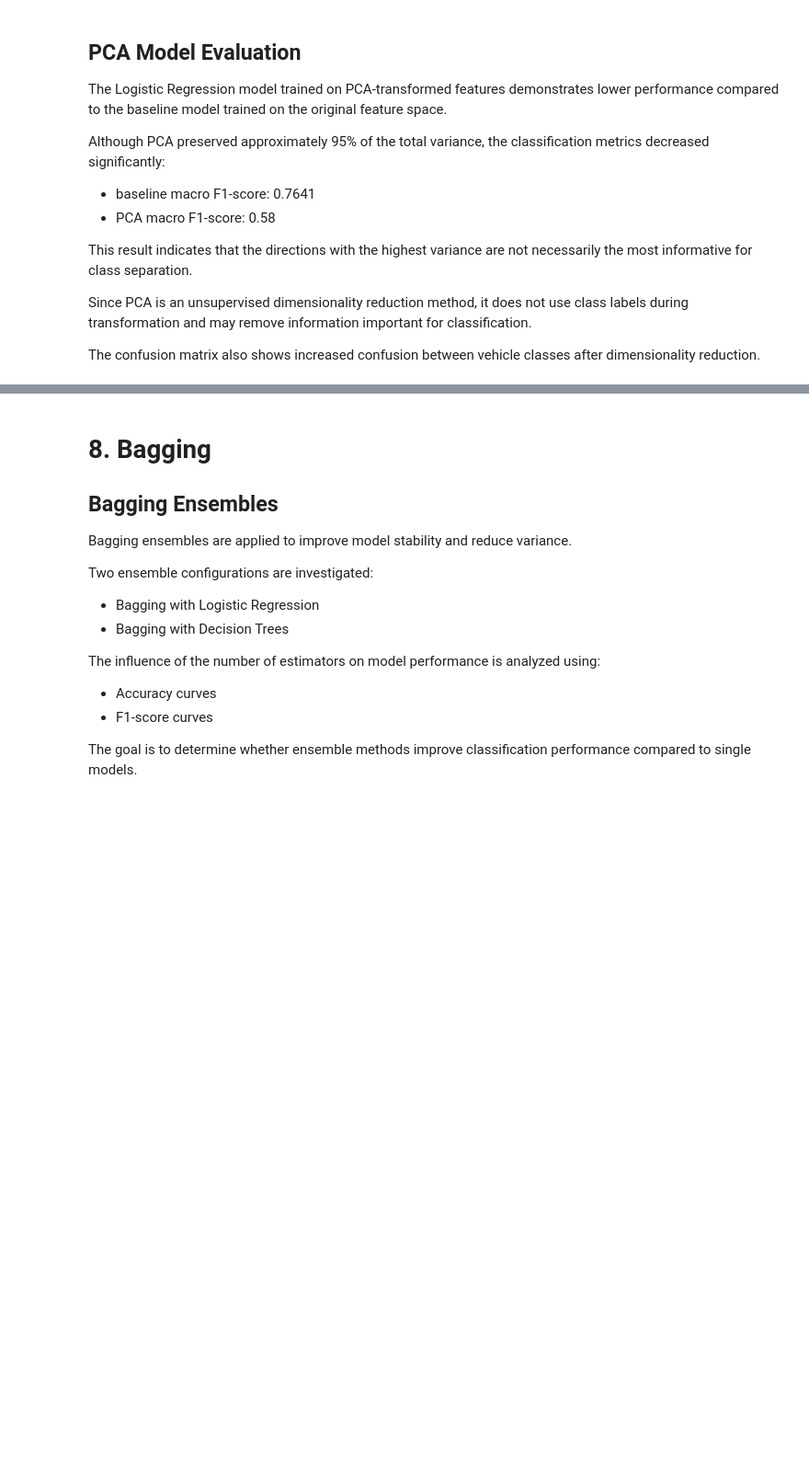
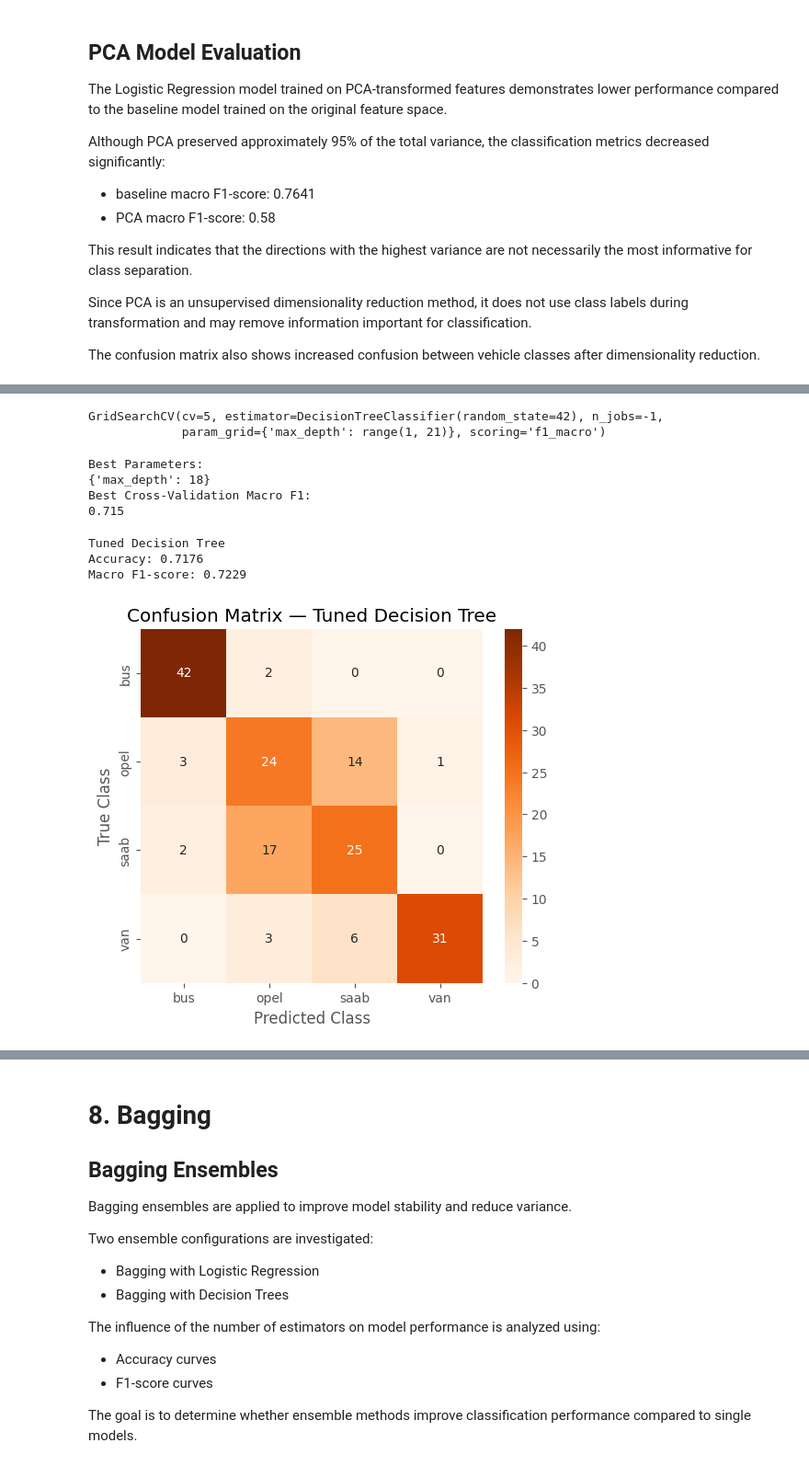
Before and after one commit to Haruw09/vehicle-silhouettes-ml-pipeline, a Jupyter notebook: notebooks/ml_pipeline.ipynb, the cells around one changed output, grey strips where cells are left out. Shown at 92% size. Cells and saved outputs as stored; diff of their text form; code cells hidden in the pictures; blank space fills up the shorter version.

```diff
--- a/notebooks/ml_pipeline.ipynb
+++ b/notebooks/ml_pipeline.ipynb
@@ -714,0 +823,43 @@ The Decision Tree model is compared with Logistic Regression to analyze the impa
+# %%
+tree_param_grid = {
+    "max_depth": range(1, 21)
+}
+# %%
+tree_grid_search = GridSearchCV(
+    estimator=DecisionTreeClassifier(random_state=42),
+    param_grid=tree_param_grid,
+    cv=5,
+    scoring="f1_macro",
+    n_jobs=-1
+)
+
+tree_grid_search.fit(X_train, y_train)
+# %% [output]
+GridSearchCV(cv=5, estimator=DecisionTreeClassifier(random_state=42), n_jobs=-1,
+             param_grid={'max_depth': range(1, 21)}, scoring='f1_macro')
+# %%
+print("Best Parameters:")
+print(tree_grid_search.best_params_)
+
+print("Best Cross-Validation Macro F1:")
+print(round(tree_grid_search.best_score_, 4))
+# %% [output]
+Best Parameters:
+{'max_depth': 18}
+Best Cross-Validation Macro F1:
+0.715
+# %%
+best_tree = tree_grid_search.best_estimator_
+# %%
+y_pred_best_tree = best_tree.predict(X_test)
+# %%
+best_tree_accuracy = accuracy_score(y_test, y_pred_best_tree)
+best_tree_f1 = f1_score(y_test, y_pred_best_tree, average="macro")
+
+print("Tuned Decision Tree")
+print("Accuracy:", round(best_tree_accuracy, 4))
+print("Macro F1-score:", round(best_tree_f1, 4))
+# %% [output]
+Tuned Decision Tree
+Accuracy: 0.7176
+Macro F1-score: 0.7229
@@ -714,0 +868,21 @@ The Decision Tree model is compared with Logistic Regression to analyze the impa
+# %%
+conf_matrix_best_tree = confusion_matrix(y_test, y_pred_best_tree)
+
+plt.figure(figsize=(6, 5))
+
+sns.heatmap(
+    conf_matrix_best_tree,
+    annot=True,
+    fmt="d",
+    cmap="Oranges",
+    xticklabels=best_tree.classes_,
+    yticklabels=best_tree.classes_
+)
+
+plt.title("Confusion Matrix — Tuned Decision Tree")
+plt.xlabel("Predicted Class")
+plt.ylabel("True Class")
+
+plt.show()
+# %% [output]
+[figure, added]
```
Also changed, not shown: parts of 13 cells of this notebook.
